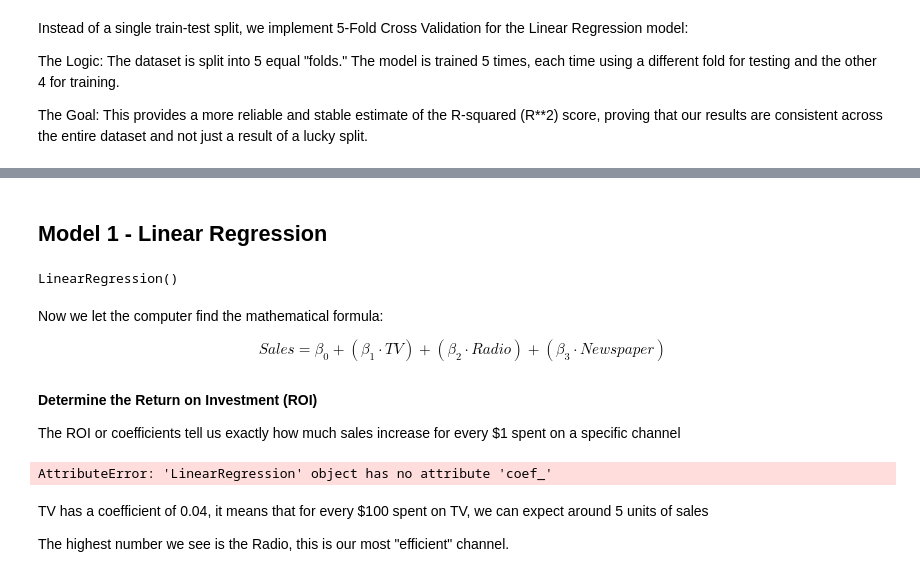
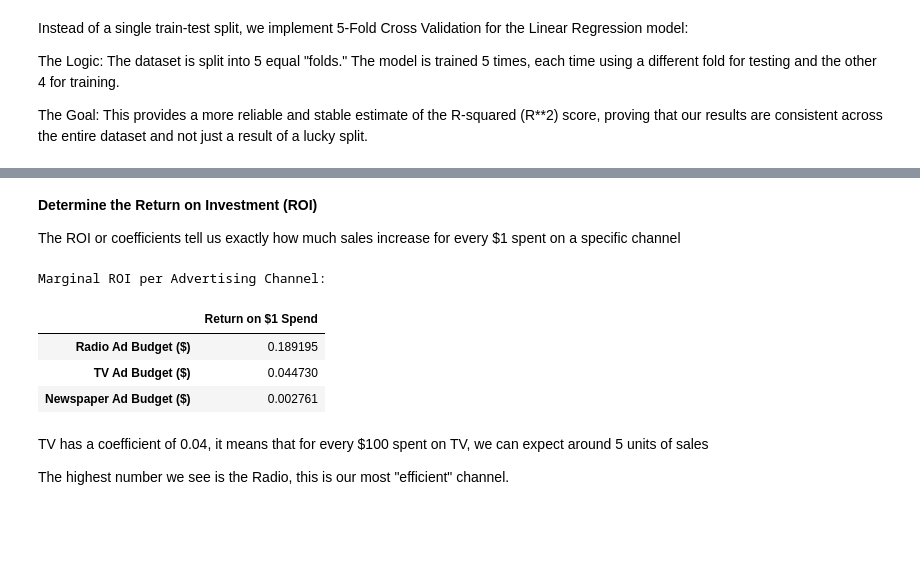
Before and after one commit to dinabakhtiari/dhbw_ScientificProgrammingLab, a Jupyter notebook: capstone/AdvertisingSalesDataset.ipynb, the cells around one changed output, grey strips where cells are left out. Cells and saved outputs as stored; diff of their text form; code cells hidden in the pictures; blank space fills up the shorter version.

```diff
--- a/capstone/AdvertisingSalesDataset.ipynb
+++ b/capstone/AdvertisingSalesDataset.ipynb
@@ -96,14 +96,14 @@ plt.show()
 ## **Data Splitting (Train/Test Split)**
 # %%
 # Define Features (X) and Target (y)
-#X = df[['TV Ad Budget ($)', 'Radio Ad Budget ($)', 'Newspaper Ad Budget ($)']]
-#y = df['Sales ($)']
+X = df[['TV Ad Budget ($)', 'Radio Ad Budget ($)', 'Newspaper Ad Budget ($)']]
+y = df['Sales ($)']
 
 # Split data: 80% for training and 20% for testing
-#X_train, X_test, y_train, y_test = train_test_split(X, y, test_size=0.2, random_state=42)
+X_train, X_test, y_train, y_test = train_test_split(X, y, test_size=0.2, random_state=42)
 
-#print(f"Training set size: {len(X_train)}")
-#print(f"Testing set size: {len(X_test)}")
+print(f"Training set size: {len(X_train)}")
+print(f"Testing set size: {len(X_test)}")
 # %% [output]
 Training set size: 160
 Testing set size: 40
@@ -134,24 +139,25 @@ Standard Deviation of R2 Scores: 0.0395
-# %% [markdown]
-## **Model 1 - Linear Regression**
-# %%
-
-lr_model = LinearRegression()
-lr_model.fit(X_train, y_train)
-# %% [output]
-LinearRegression()
-# %% [markdown]
-Now we let the computer find the mathematical formula:
-
-$$Sales = \beta_0 + (\beta_1 \cdot TV) + (\beta_2 \cdot Radio) + (\beta_3 \cdot Newspaper)$$
 # %% [markdown]
 **Determine the Return on Investment (ROI)**
 
 The ROI or coefficients tell us exactly how much sales increase for every $1 spent on a specific channel
-# %%
-coeff_df = pd.DataFrame(lr_model.coef_, X.columns, columns=['Coefficient'])
-print(coeff_df)
-# %% [output]
-AttributeError: 'LinearRegression' object has no attribute 'coef_'
+# %%
+#coeff_df = pd.DataFrame(lr_model.coef_, X.columns, columns=['Coefficient'])
+#print(coeff_df)
+# Fitting the model to access coefficients (Solves AttributeError)
+lr_model.fit(X_train, y_train)
+
+# Create ROI DataFrame
+roi_df = pd.DataFrame(lr_model.coef_, X.columns, columns=['Return on $1 Spend'])
+roi_df = roi_df.sort_values(by='Return on $1 Spend', ascending=False)
+
+print("Marginal ROI per Advertising Channel:")
+display(roi_df)
+# %% [output]
+Marginal ROI per Advertising Channel:
+|  | Return on $1 Spend |
+| Radio Ad Budget ($) | 0.189195 |
+| TV Ad Budget ($) | 0.044730 |
+| Newspaper Ad Budget ($) | 0.002761 |
 # %% [markdown]
 TV has a coefficient of 0.04, it means that for every $100 spent on TV, we can expect around 5 units of sales
 
```
Also changed, not shown: parts of 5 cells of this notebook, 3 other files.
